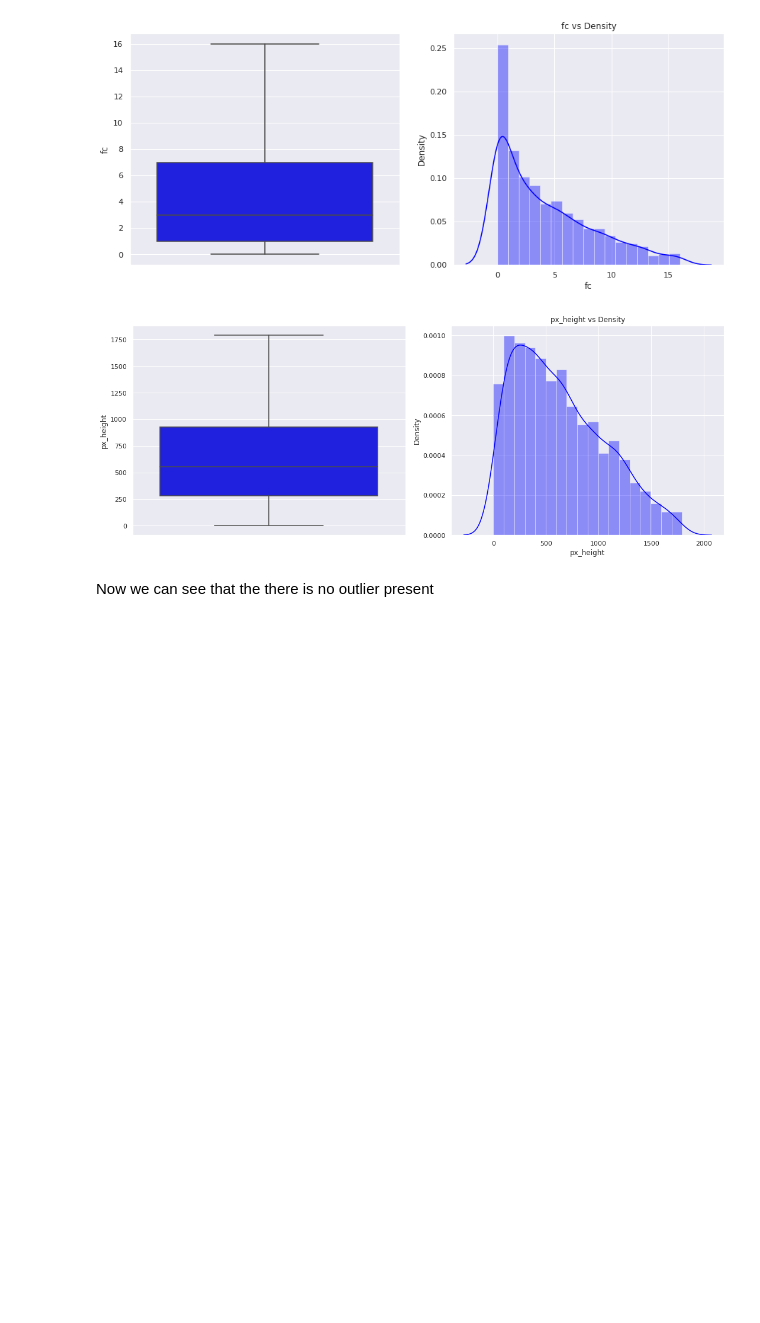
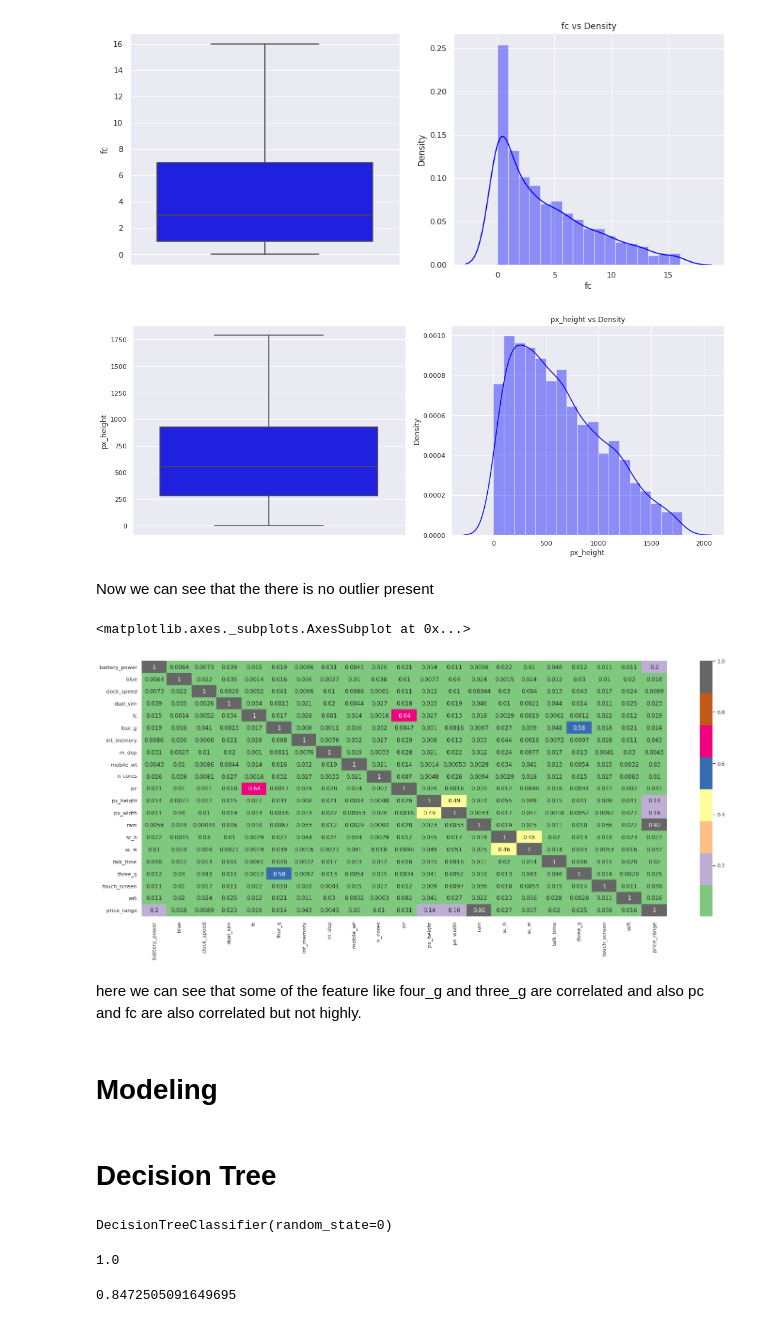
Before and after one commit to SujitbMusale/Mobile-Price-Range-Prediction-classification, a Jupyter notebook: Mobile_Price_Range_Prediction.ipynb, the cells around one changed output. Cells and saved outputs as stored; diff of their text form; code cells hidden in the pictures; blank space fills up the shorter version.

Commit message:
Decision Tree classifier Completed.

```diff
--- a/Mobile_Price_Range_Prediction.ipynb
+++ b/Mobile_Price_Range_Prediction.ipynb
@@ -315,0 +325,11 @@ Now we can see that the there is no outlier present
+# %%
+# lets check the correlation between variables by using heatmap.
+plt.figure(figsize=(25,10))
+sns.heatmap(data=abs(Mob_data.corr()),annot=True,cmap=plt.cm.Accent)
+# %% [output]
+<matplotlib.axes._subplots.AxesSubplot at 0x...>
+[figure, added]
+# %% [markdown]
+here we can see that some of the feature like four_g and three_g are correlated  and also pc and fc are also correlated but not highly.
+# %% [markdown]
+# Modeling
@@ -315,0 +354,2 @@ Now we can see that the there is no outlier present
+# %% [markdown]
+# Decision Tree
@@ -315,0 +363,5 @@ Now we can see that the there is no outlier present
+# %%
+#Lets fit the training data
+DTC.fit(X_train,y_train)
+# %% [output]
+DecisionTreeClassifier(random_state=0)
@@ -315,0 +372,10 @@ Now we can see that the there is no outlier present
+# %%
+# Checking train set accuracy.
+accuracy_score(y_train,y_train_pred)
+# %% [output]
+1.0
+# %%
+# Checking test set accuracy
+accuracy_score(y_test,y_pred)
+# %% [output]
+0.8472505091649695
```
Also changed, not shown: parts of 24 cells of this notebook.
